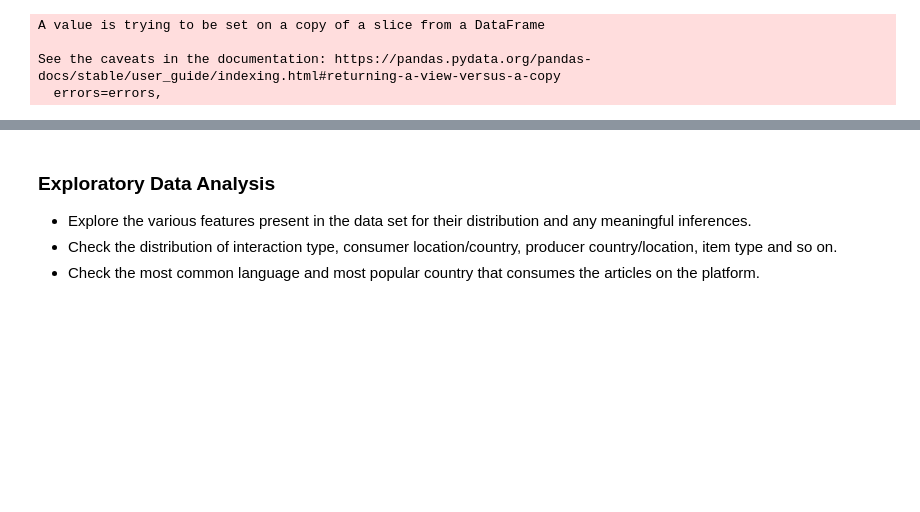
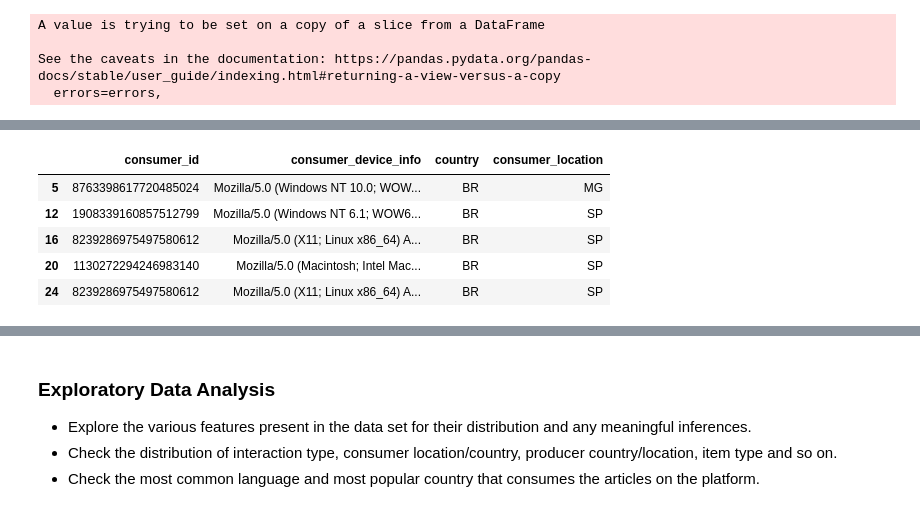
Before and after one commit to ishitamahindroo/NewsRecommendor, a Jupyter notebook: capstone0.ipynb, the cells around one changed output, grey strips where cells are left out. Saved outputs shown, nothing was run; the diff lists cells and outputs as text; code cells hidden in the pictures; blank space fills up the shorter version.

```diff
--- a/capstone0.ipynb
+++ b/capstone0.ipynb
@@ -335,0 +382,9 @@ print(eng_content['producer_id'].nunique())
+# %%
+null_session.head()
+# %% [output]
+|  | consumer_id | consumer_device_info | country | consumer_location |
+| 5 | 8763398617720485024 | Mozilla/5.0 (Windows NT 10.0; WOW... | BR | MG |
+| 12 | 1908339160857512799 | Mozilla/5.0 (Windows NT 6.1; WOW6... | BR | SP |
+| 16 | 8239286975497580612 | Mozilla/5.0 (X11; Linux x86_64) A... | BR | SP |
+| 20 | 1130272294246983140 | Mozilla/5.0 (Macintosh; Intel Mac... | BR | SP |
+| 24 | 8239286975497580612 | Mozilla/5.0 (X11; Linux x86_64) A... | BR | SP |
```
Also changed, not shown: parts of 65 cells of this notebook.
